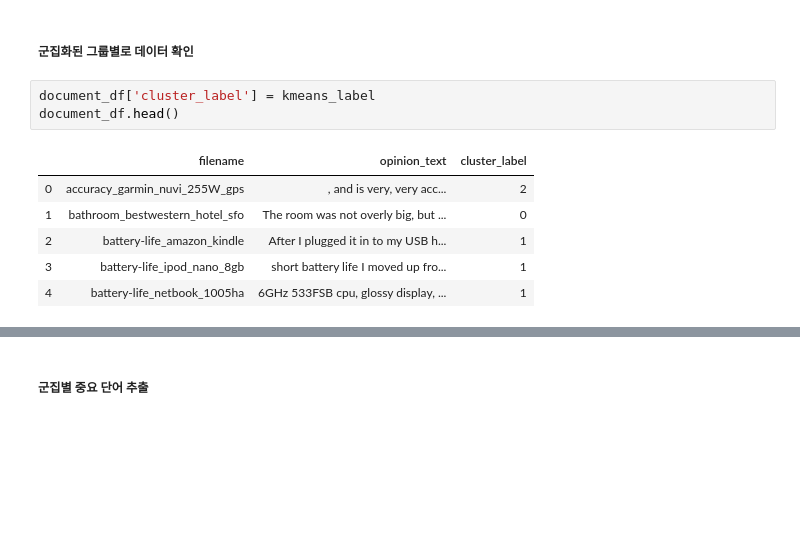
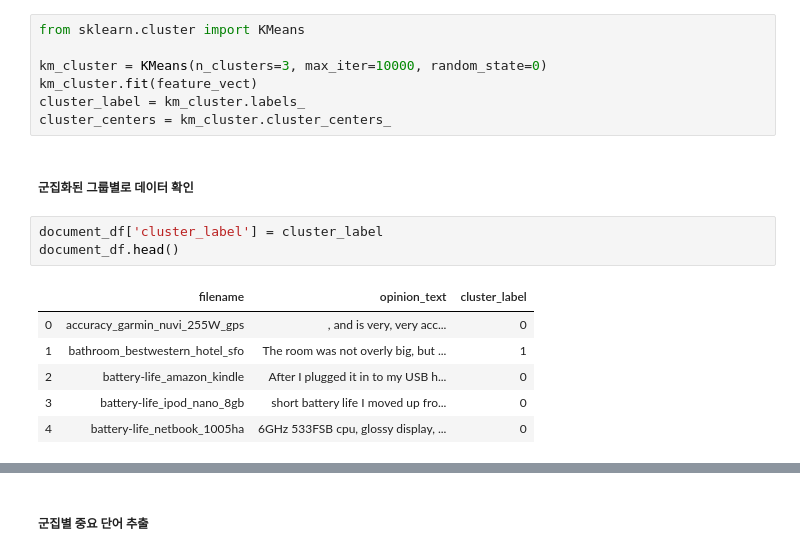
Before and after one commit to jeonprize/Machine_Learning, a Jupyter notebook: 8. 텍스트 분석.ipynb, the cells around one changed output, grey strips where cells are left out. Cells and saved outputs as stored; diff of their text form; blank space fills up the shorter version.

```diff
--- a/8. 텍스트 분석.ipynb
+++ b/8. 텍스트 분석.ipynb
@@ -811,15 +793,22 @@ kmeans_centers = kmeans.cluster_centers_
+# %%
+from sklearn.cluster import KMeans
+
+km_cluster = KMeans(n_clusters=3, max_iter=10000, random_state=0)
+km_cluster.fit(feature_vect)
+cluster_label = km_cluster.labels_
+cluster_centers = km_cluster.cluster_centers_
 # %% [markdown]
 ##### 군집화된 그룹별로 데이터 확인
 # %%
-document_df['cluster_label'] = kmeans_label
+document_df['cluster_label'] = cluster_label
 document_df.head()
 # %% [output]
 |  | filename | opinion_text | cluster_label |
-| 0 | accuracy_garmin_nuvi_255W_gps | , and is very, very acc... | 2 |
-| 1 | bathroom_bestwestern_hotel_sfo | The room was not overly big, but ... | 0 |
-| 2 | battery-life_amazon_kindle | After I plugged it in to my USB h... | 1 |
-| 3 | battery-life_ipod_nano_8gb | short battery life I moved up fro... | 1 |
-| 4 | battery-life_netbook_1005ha | 6GHz 533FSB cpu, glossy display, ... | 1 |
+| 0 | accuracy_garmin_nuvi_255W_gps | , and is very, very acc... | 0 |
+| 1 | bathroom_bestwestern_hotel_sfo | The room was not overly big, but ... | 1 |
+| 2 | battery-life_amazon_kindle | After I plugged it in to my USB h... | 0 |
+| 3 | battery-life_ipod_nano_8gb | short battery life I moved up fro... | 0 |
+| 4 | battery-life_netbook_1005ha | 6GHz 533FSB cpu, glossy display, ... | 0 |
 # %%
 document_df[document_df['cluster_label']==0].sort_values(by='filename')
 # %% [output]
```
Also changed, not shown: parts of 24 cells of this notebook.
